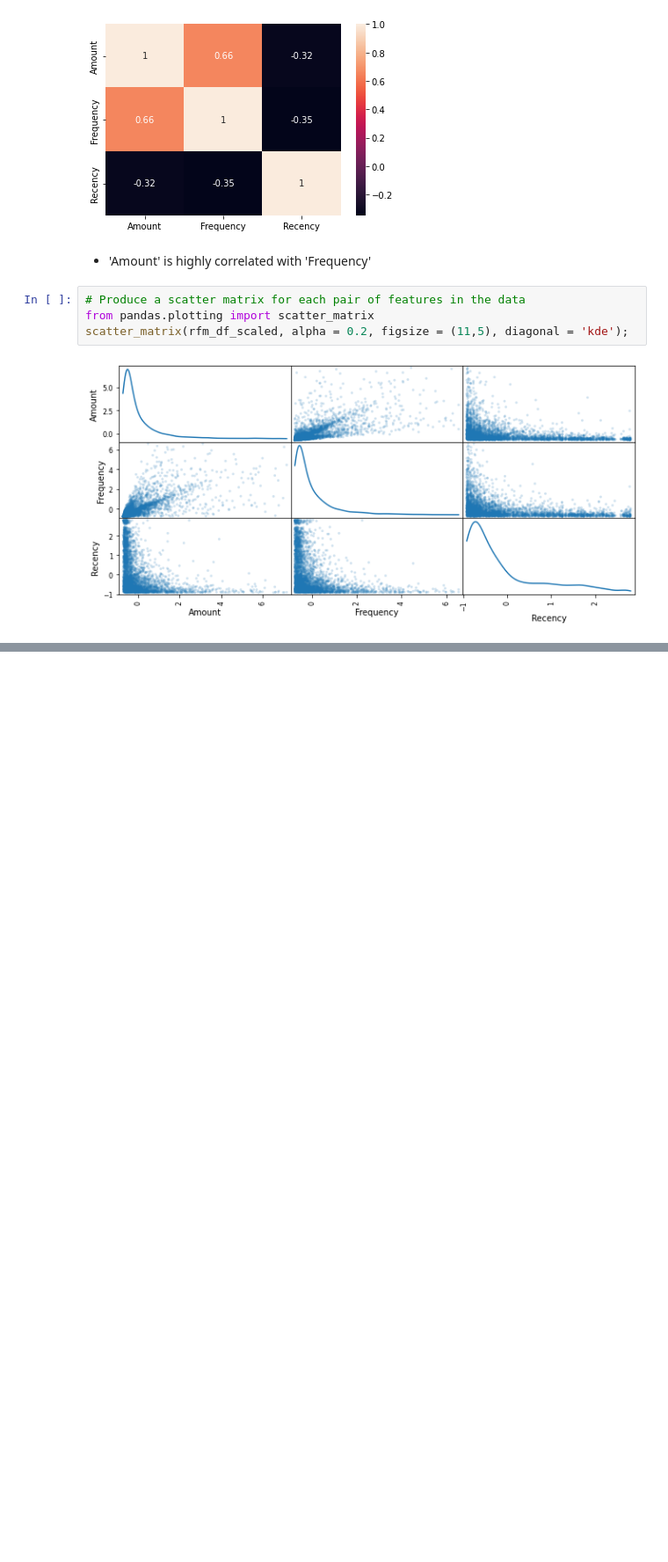
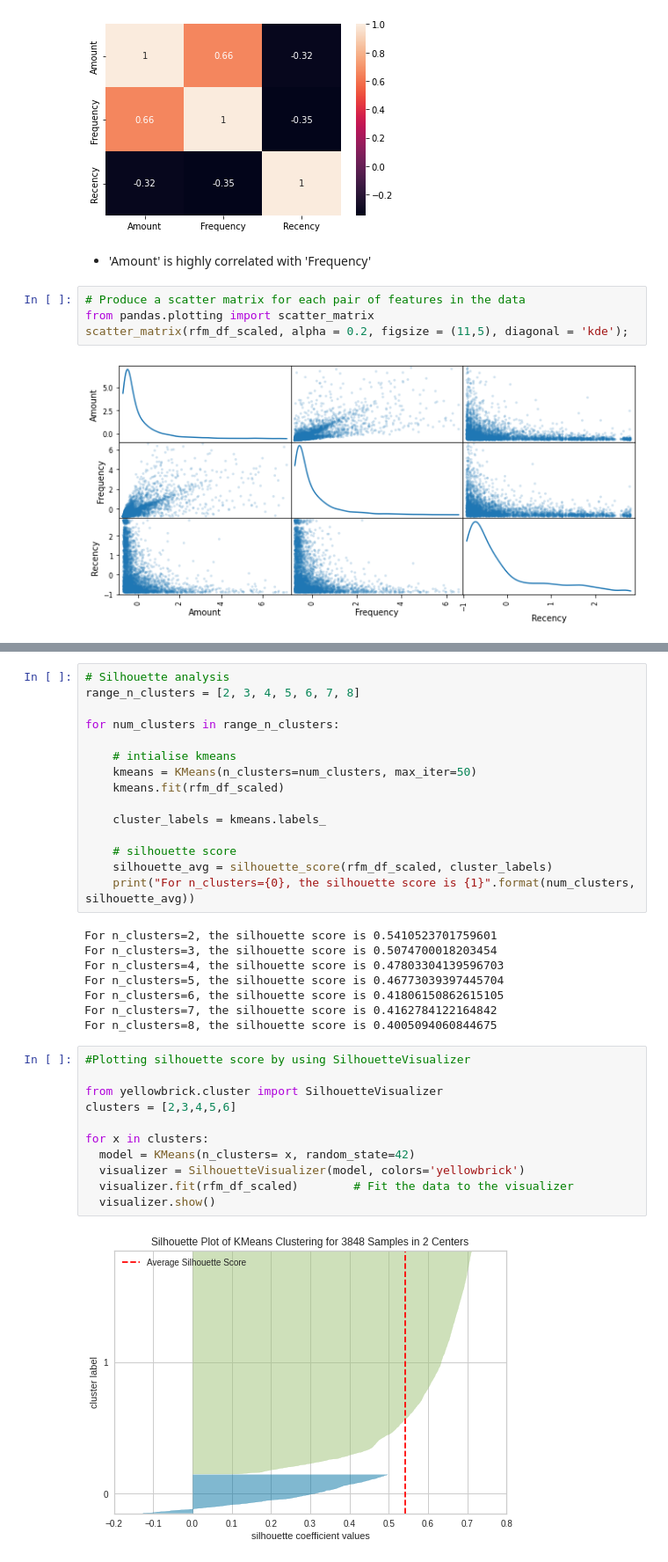
Before and after one commit to omajipawar/Online-Retail-Customer-Segmentation, a Jupyter notebook: Online_Retail_Customer_Segmentation_(Omaji_Pawar).ipynb, the cells around one changed output, grey strips where cells are left out. Shown at 88% size. Cells and saved outputs as stored; diff of their text form; blank space fills up the shorter version.

```diff
--- a/Online_Retail_Customer_Segmentation_(Omaji_Pawar).ipynb
+++ b/Online_Retail_Customer_Segmentation_(Omaji_Pawar).ipynb
@@ -522,0 +582,36 @@ scatter_matrix(rfm_df_scaled, alpha = 0.2, figsize = (11,5), diagonal = 'kde');
+# %%
+# Silhouette analysis
+range_n_clusters = [2, 3, 4, 5, 6, 7, 8]
+
+for num_clusters in range_n_clusters:
+
+    # intialise kmeans
+    kmeans = KMeans(n_clusters=num_clusters, max_iter=50)
+    kmeans.fit(rfm_df_scaled)
+
+    cluster_labels = kmeans.labels_
+
+    # silhouette score
+    silhouette_avg = silhouette_score(rfm_df_scaled, cluster_labels)
+    print("For n_clusters={0}, the silhouette score is {1}".format(num_clusters, silhouette_avg))
+# %% [output]
+For n_clusters=2, the silhouette score is 0.5410523701759601
+For n_clusters=3, the silhouette score is 0.5074700018203454
+For n_clusters=4, the silhouette score is 0.47803304139596703
+For n_clusters=5, the silhouette score is 0.46773039397445704
+For n_clusters=6, the silhouette score is 0.41806150862615105
+For n_clusters=7, the silhouette score is 0.4162784122164842
+For n_clusters=8, the silhouette score is 0.4005094060844675
+# %%
+#Plotting silhouette score by using SilhouetteVisualizer
+
+from yellowbrick.cluster import SilhouetteVisualizer
+clusters = [2,3,4,5,6]
+
+for x in clusters:
+  model = KMeans(n_clusters= x, random_state=42)
+  visualizer = SilhouetteVisualizer(model, colors='yellowbrick')
+  visualizer.fit(rfm_df_scaled)        # Fit the data to the visualizer
+  visualizer.show()
+# %% [output]
+[figure, added]
```
Also changed, not shown: parts of 17 cells of this notebook.
